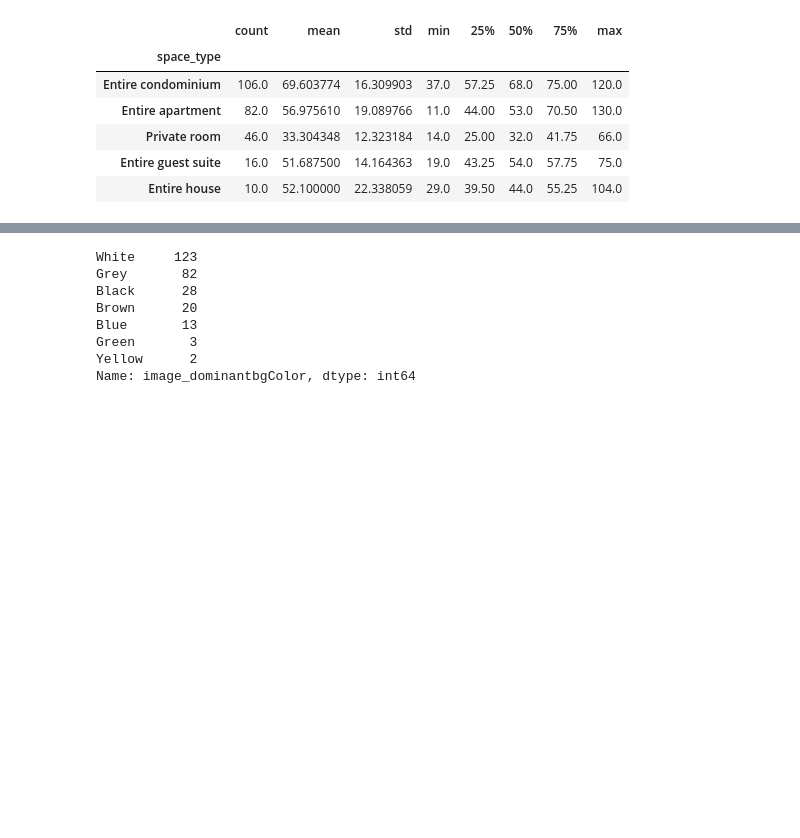
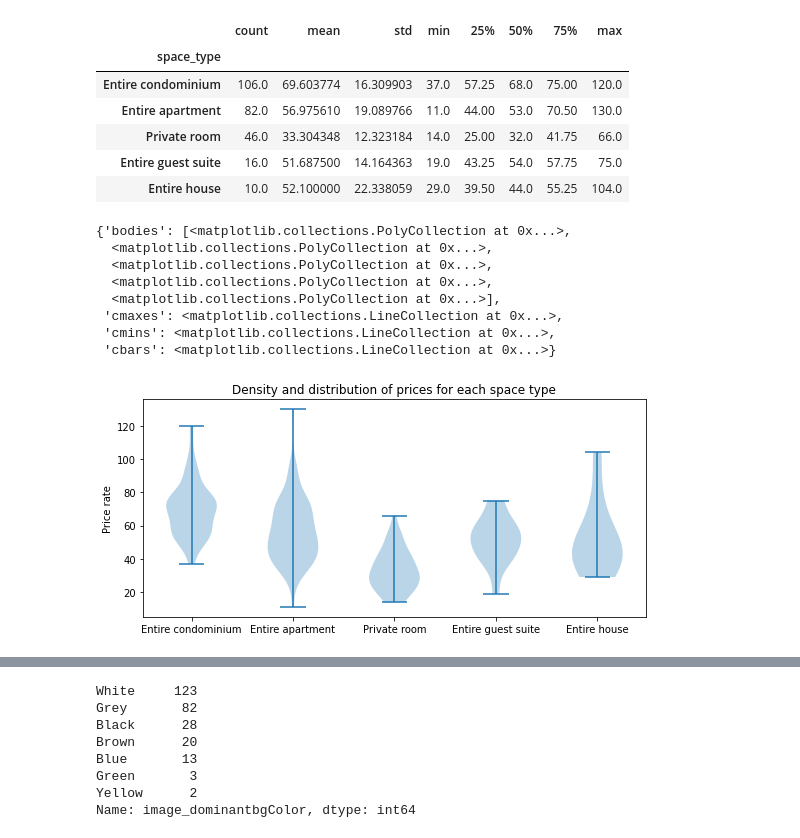
Before and after one commit to C-milo/SDM_FinalProject, a Jupyter notebook: bak_airbnb_plots.ipynb, the cells around one changed output, grey strips where cells are left out. Drawn from its saved outputs; the diff is of its cells as text; code cells hidden in the pictures; blank space fills up the shorter version.

```diff
--- a/bak_airbnb_plots.ipynb
+++ b/bak_airbnb_plots.ipynb
@@ -11,8 +11,8 @@ listing = pd.read_csv('airbnb_listing_imagereco.csv')
 During my analyzis I noticed that some rows in listing dataFrame were NOT in the reviews dataFrame. Thus all those rows must be removed prior to any further analysis to avoid unclean results. For this on the next code I'm merging both dataFrames and dropping rows with not in common.
 # %%
 common = reviews.merge(listing)
-reviews = reviews[reviews.id.isin(common.id)]
-listing = listing[listing.id.isin(common.id)]
+#reviews = reviews[reviews.id.isin(common.id)]
+#listing = listing[listing.id.isin(common.id)]
 # %% [markdown]
 <h3>Understanding the data</h3>
 <ol>
@@ -161,3 +161,38 @@ listing.groupby(by='space_type')['price_rate']\
 | Private room | 46.0 | 33.304348 | 12.323184 | 14.0 | 25.00 | 32.0 | 41.75 | 66.0 |
 | Entire guest suite | 16.0 | 51.687500 | 14.164363 | 19.0 | 43.25 | 54.0 | 57.75 | 75.0 |
 | Entire house | 10.0 | 52.100000 | 22.338059 | 29.0 | 39.50 | 44.0 | 55.25 | 104.0 |
+# %%
+# Filtering data for just the 5 space types
+
+stype = ['Entire condominium', 'Entire apartment', 'Private room', 'Entire guest suite', 'Entire house']
+
+st1 = listing.loc[listing['space_type'] == stype[0]]
+st2 = listing.loc[listing['space_type'] == stype[1]]
+st3 = listing.loc[listing['space_type'] == stype[2]]
+st4 = listing.loc[listing['space_type'] == stype[3]]
+st5 = listing.loc[listing['space_type'] == stype[4]]
+
+data_to_plot = [st1.price_rate, st2.price_rate, st3.price_rate, st4.price_rate, st5.price_rate]
+
+# Creates a figure instance
+fig1 = plt.figure(figsize=(9, 4))
+
+# Create an axes instance
+ax = fig1.subplots()
+ax.set_title('Density and distribution of prices for each space type')
+ax.set_ylabel('Price rate')
+ax.set_xticks([1, 2, 3, 4, 5])
+ax.set_xticklabels(stype)
+
+# Create the boxplot
+ax.violinplot(dataset=data_to_plot)
+# %% [output]
+{'bodies': [<matplotlib.collections.PolyCollection at 0x...>,
+  <matplotlib.collections.PolyCollection at 0x...>,
+  <matplotlib.collections.PolyCollection at 0x...>,
+  <matplotlib.collections.PolyCollection at 0x...>,
+  <matplotlib.collections.PolyCollection at 0x...>],
+ 'cmaxes': <matplotlib.collections.LineCollection at 0x...>,
+ 'cmins': <matplotlib.collections.LineCollection at 0x...>,
+ 'cbars': <matplotlib.collections.LineCollection at 0x...>}
+[figure, added]
```
Also changed, not shown: parts of 16 cells of this notebook, 3 other files.
